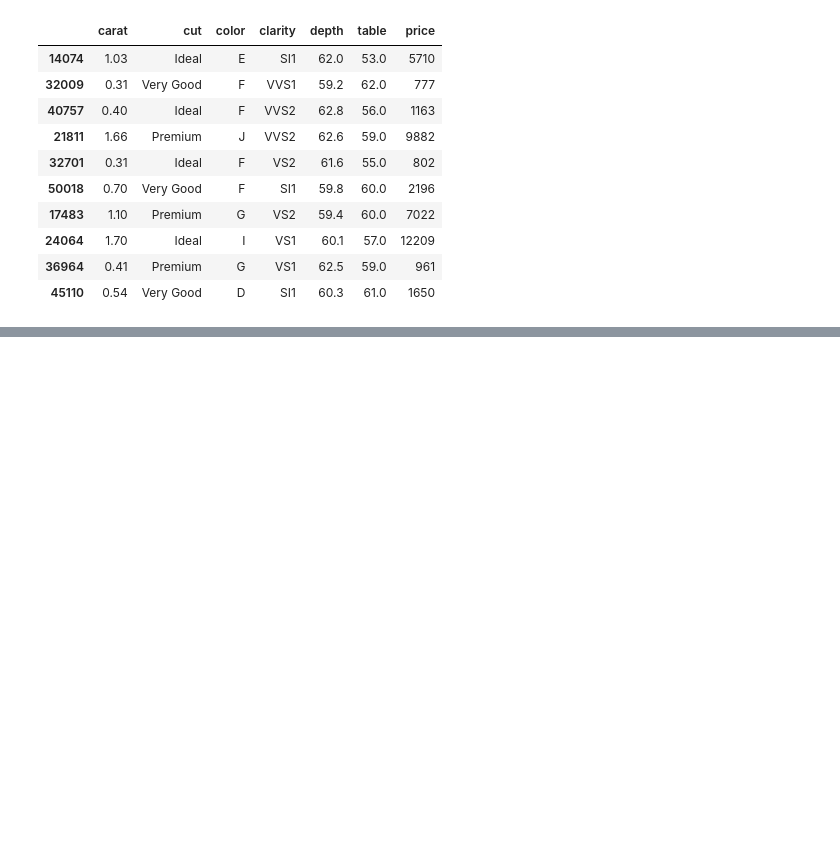
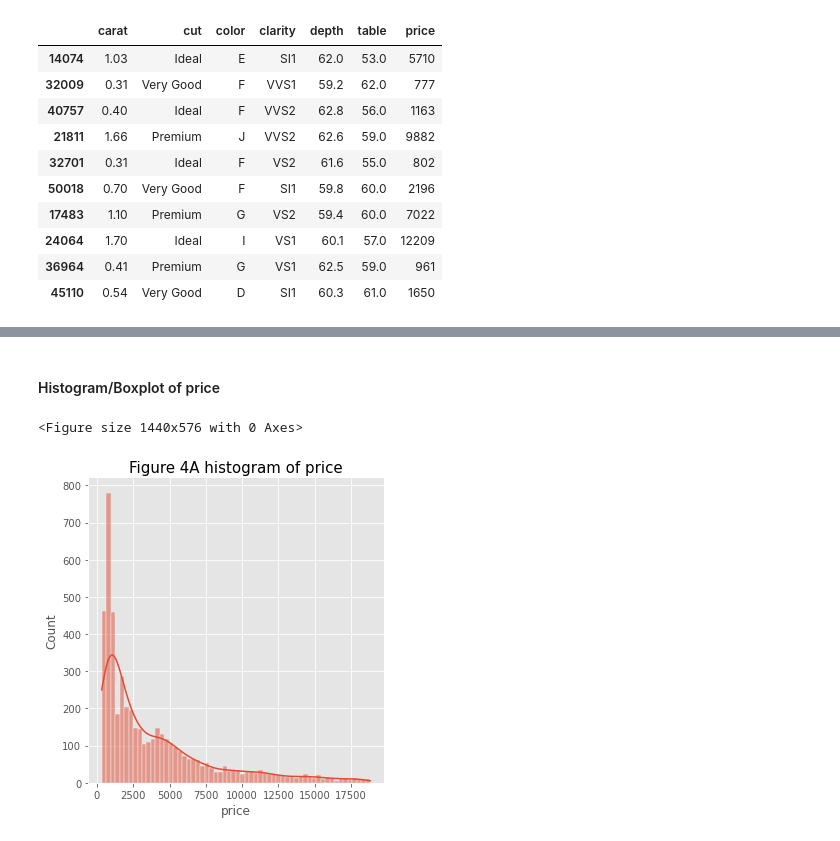
Before and after one commit to billytheme/computing-maths-group-32, a Jupyter notebook: Phase_1_Report.ipynb, the cells around one changed output, grey strips where cells are left out. Drawn from its saved outputs; the diff is of its cells as text; code cells hidden in the pictures; blank space fills up the shorter version.

```diff
--- a/Phase_1_Report.ipynb
+++ b/Phase_1_Report.ipynb
@@ -217,0 +255,10 @@ diamonds_df.sample(10, random_state = 405)
+# %% [markdown]
+#### Histogram/Boxplot of price
+# %%
+plt.figure(figsize = (20,8))
+fig = sns.displot(diamonds_df['price'], kde = True, bins = 60)
+fig = plt.title('Figure 4A histogram of price', fontsize = 15)
+plt.show()
+# %% [output]
+<Figure size 1440x576 with 0 Axes>
+[figure, added]
```
Also changed, not shown: parts of 28 cells of this notebook.
